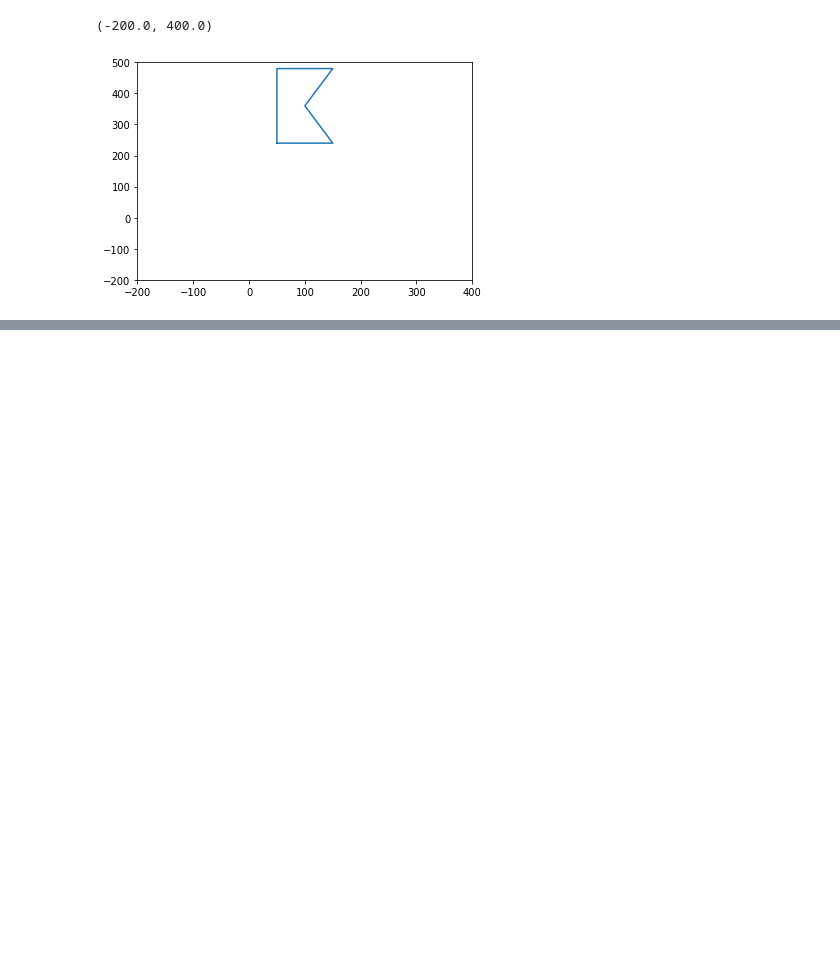
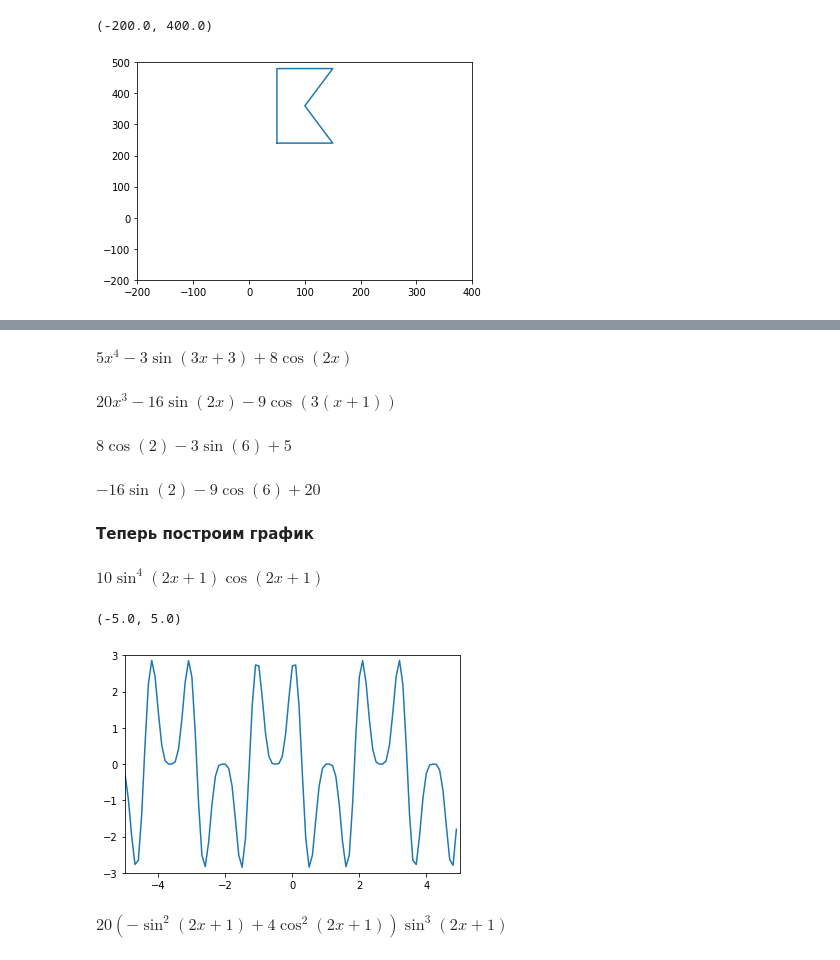
Before and after one commit to SperryUNIVAC/PYDA14, a Jupyter notebook: Math/math.ipynb, the cells around one changed output, grey strips where cells are left out. Cells and saved outputs as stored; diff of their text form; code cells hidden in the pictures; blank space fills up the shorter version.

```diff
--- a/Math/math.ipynb
+++ b/Math/math.ipynb
@@ -206,0 +447,40 @@ plt.xlim([-200, 400])
+# %%
+x = sym.var('x')
+df = sym.diff(x**5+4*sym.sin(2*x)+sym.cos(3*x+3),x)
+df
+# %% [output]
+$\displaystyle 5 x^{4} - 3 \sin{\left(3 x + 3 \right)} + 8 \cos{\left(2 x \right)}$
+# %%
+ddf = sym.diff(x**5+4*sym.sin(2*x)+sym.cos(3*x+3),x, 2)
+ddf
+# %% [output]
+$\displaystyle 20 x^{3} - 16 \sin{\left(2 x \right)} - 9 \cos{\left(3 \left(x + 1\right) \right)}$
+# %%
+df.subs(x,1)
+# %% [output]
+$\displaystyle 8 \cos{\left(2 \right)} - 3 \sin{\left(6 \right)} + 5$
+# %%
+ddf.subs(x,1)
+# %% [output]
+$\displaystyle - 16 \sin{\left(2 \right)} - 9 \cos{\left(6 \right)} + 20$
+# %% [markdown]
+**Теперь построим график**
+# %%
+dsin = sym.diff((sym.sin(2*x+1))**5,x)
+dsin
+# %% [output]
+$\displaystyle 10 \sin^{4}{\left(2 x + 1 \right)} \cos{\left(2 x + 1 \right)}$
+# %%
+var_x = np.arange(-5, 5, 0.1)
+var_dy = [dsin.subs(x,i) for i in var_x]
+plt.plot(var_x, var_dy)
+plt.ylim([-3, 3])
+plt.xlim([-5, 5])
+# %% [output]
+(-5.0, 5.0)
+[figure, added]
+# %%
+ddsin = sym.diff((sym.sin(2*x+1))**5,x, 2)
+ddsin
+# %% [output]
+$\displaystyle 20 \left(- \sin^{2}{\left(2 x + 1 \right)} + 4 \cos^{2}{\left(2 x + 1 \right)}\right) \sin^{3}{\left(2 x + 1 \right)}$
```
Also changed, not shown: parts of 55 cells of this notebook.
